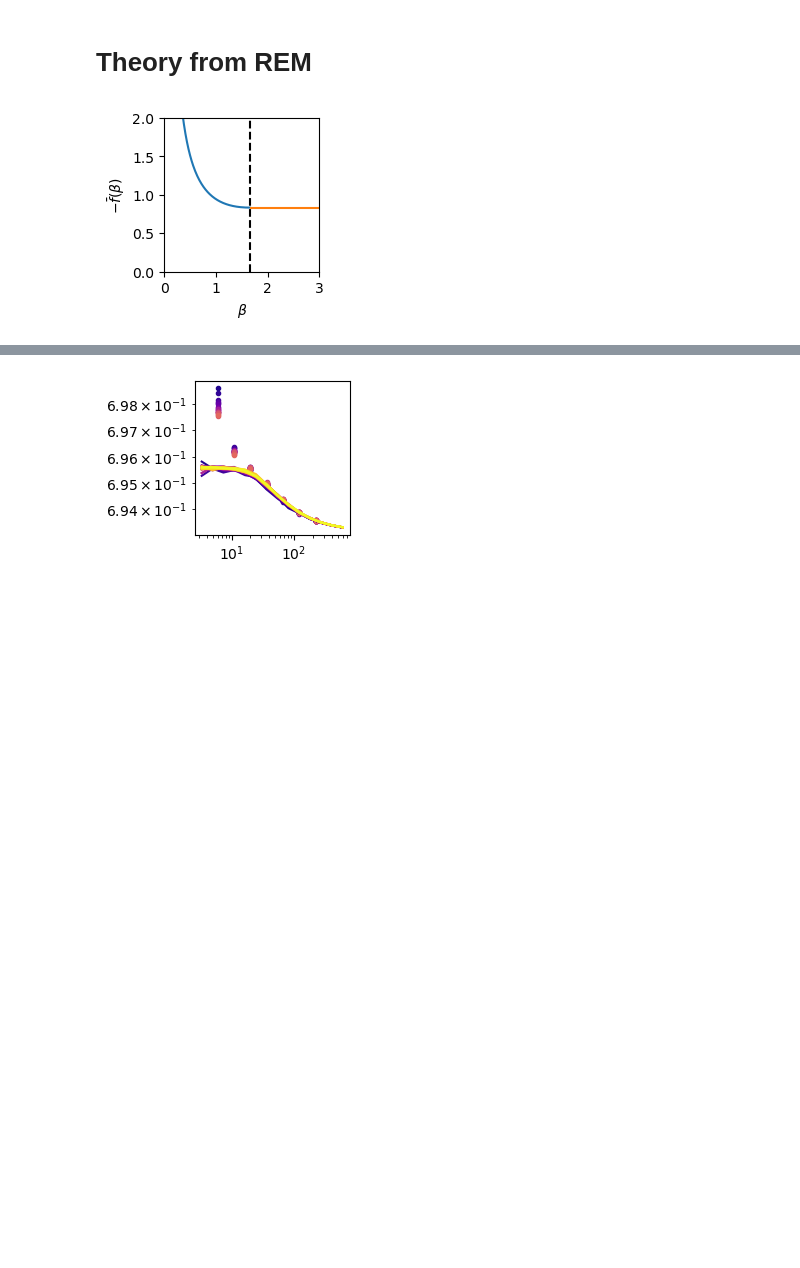
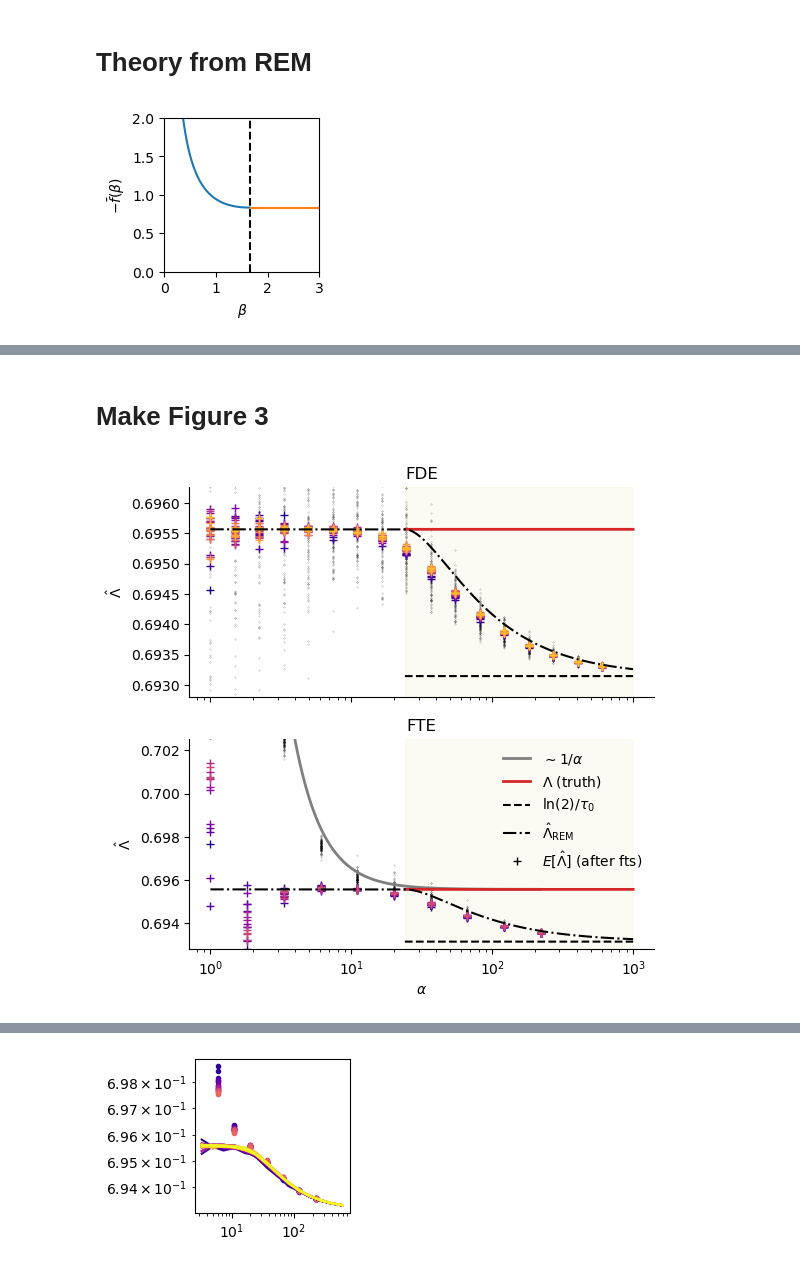
Before and after one commit to elevien/LDPrediction, a Jupyter notebook: src/PAPER_phase-transition.ipynb, the cells around one changed output, grey strips where cells are left out. Cells and saved outputs as stored; diff of their text form; code cells hidden in the pictures; blank space fills up the shorter version.

```diff
--- a/src/PAPER_phase-transition.ipynb
+++ b/src/PAPER_phase-transition.ipynb
@@ -38,6 +39,6 @@ fig
 # %%
 # compute theoretical predictions for Λ based on REM
 θ = (n = 5,M = 20,t = 10, τ0=1,σ=0.1,α=0.03)
-αrng_theory = collect(1.:0.2:800);
+αrng_theory = collect(1.:0.2:1000);
 Lhats_theory = [Lhat_rem_theory(@set θ.α = a) for a in αrng_theory];
 # %% [markdown]
@@ -125,0 +84,77 @@ fig
+# %% [markdown]
+# Make Figure 3
+# %%
+fig, axs= subplots(figsize=(6,6),sharex=true,nrows=2)
+Ltrue = 2log(2)/(1+sqrt(1-2log(2)*θ.σ^2))
+
+axs[0].plot(αrng_FDE,Lhats_FDE[1]',"k.",alpha=0.5,lw=0.1,markersize=0.4)
+for k in 1:length(Lhats_FDE_med)
+    axs[0].plot(αrng_FDE,Lhats_FDE_med[k],"+",color = cmap(k/(length(Lhats_FDE_med)+5)))
+end
+
+
+axs[1].plot(αrng_FTE,Lhats_FTE[end]',"k.",alpha=0.5,lw=0.1,markersize=0.4)
+
+
+αc = βc/(Ltrue*θ.σ)
+
+for k in 1:length(Lhats_FTE_med)
+    #axs[1].plot(αrng_FTE,Lhats_FTE_med[k],"-",color = cmap(k/(length(Lhats_FDE_med)+5)),alpha=0.2,lw=0.3)
+
+
+    # finite-size scaling
+
+
+    y = log.(median(Lhats_FTE[k]',dims=2)[αrng_FTE.< αc/2] .- Ltrue)
+    X = hcat(ones(length(y)),log.(αrng_FTE[αrng_FTE.< αc/2]))
+    inter,slope = X\y
+    xrng_scaling = log.(collect(αrng_FTE[1]:0.01:αrng_FTE[end]))
+
+    axs[1].plot(αrng_FTE,Lhats_FTE_med[k] .- exp.(inter) .* αrng_FTE .^slope ,"+",color = cmap(k/(length(Lhats_FDE_med)+5)))
+
+end
+
+y = log.(median(Lhats_FTE[1]',dims=2)[αrng_FTE.< αc/2] .- Ltrue)
+X = hcat(ones(length(y)),log.(αrng_FTE[αrng_FTE.< αc/2]))
+inter,slope = X\y
+xrng_scaling = log.(collect(αrng_FTE[1]:0.01:αrng_FTE[end]))
+axs[1].plot(exp.(xrng_scaling),exp.(slope .*xrng_scaling .+ inter) .+ Ltrue,"C7-",lw=2,label=L"$\sim 1/\alpha$")
+
+
+
+# ----------------------------------------------------------------------------------------
+# axis stuff
+ymin,ymax = 0.9995*log(2),1.001*Ltrue
+axs[0].set_ylim(ymin,ymax)
+axs[1].set_ylim(ymin,1.01*Ltrue)
+axs[0].set_title("FDE")
+axs[1].set_title("FTE")
+
+# ----------------------------------------------------------------------------------------
+# indicate limiting behavior
+
+for ax in axs
+    ax.plot(αrng_theory[αrng_theory .> αc],ones(length(αrng_theory[αrng_theory .> αc])) .* Ltrue,"C3",label=L"$\Lambda$ (truth)",lw=2)
+    ax.plot(αrng_theory[αrng_theory .> αc],ones(length(αrng_theory[αrng_theory .> αc])) .* log(2),"k--",label=L"$\ln(2)/\tau_0$")
+    ax.semilogx(αrng_theory,Lhats_theory,"k-.",label=L"$\hat{\Lambda}_{\rm REM}$")
+    ax.set_ylabel(L"$\hat{\Lambda}$")
+    ax.spines["right"].set_visible(false)
+    ax.spines["top"].set_visible(false)
+
+    ax.axvspan(αc,αrng_theory[end], alpha=0.05, color="C8")
+end
+axs[1].set_xlabel(L"$\alpha$")
+
+
+#axs[0].legend(frameon=true,loc=3,facecolor="white",framealpha=0.5,fancybox=false,edgecolor="w")
+#axs[1].plot([],"k.",alpha=1.,lw=0.1,markersize=0.4,label="individual")
+axs[1].plot([],"k+",label=L"$E[\hat{\Lambda}]$ (after fts)")
+axs[1].legend(frameon=true,loc=1,facecolor="white",framealpha=0.0,fancybox=false,edgecolor="w")
+
+#fig.colorbar(cm.ScalarMappable(cmap=cmap), ax=ax)
+
+savefig(FIG_PATH*"/phase_transition.pdf",bbox_inches="tight")
+
+fig
+# %% [output]
+[figure, added]
```
Also changed, not shown: parts of 13 cells of this notebook, 10 other files.
